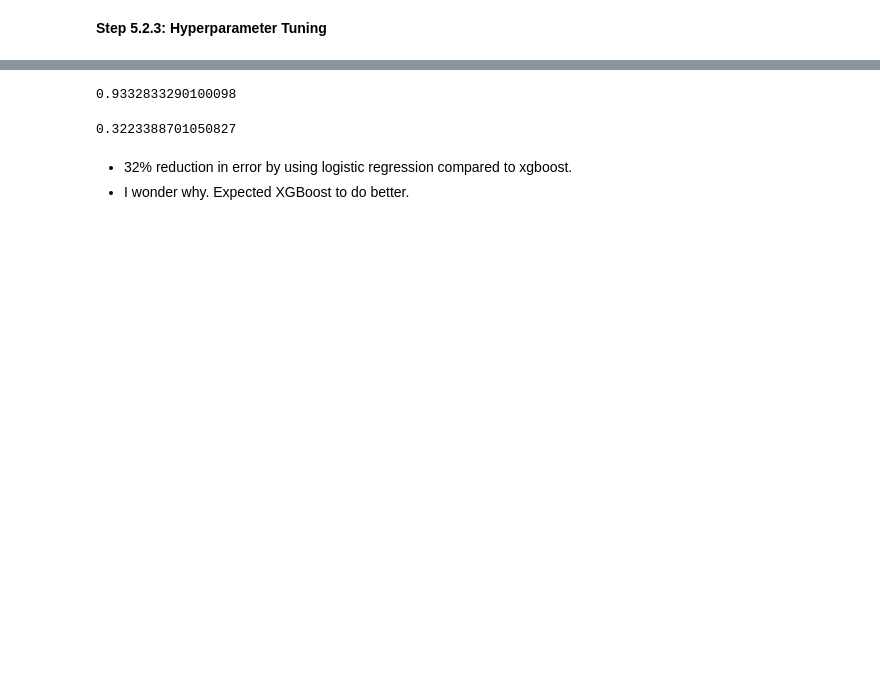
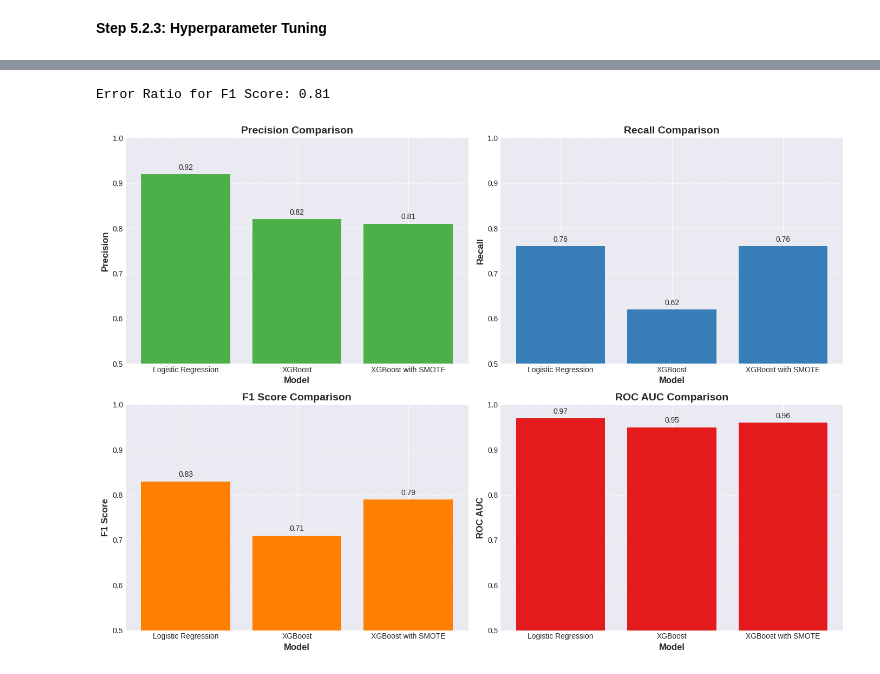
Before and after one commit to rameshs-data/GenAI_Text_Classification_Evaluation, a Jupyter notebook: train_models.ipynb, the cells around one changed output, grey strips where cells are left out. Drawn from its saved outputs; the diff is of its cells as text; code cells hidden in the pictures; blank space fills up the shorter version.

Commit message:
Additional model implementations

```diff
--- a/train_models.ipynb
+++ b/train_models.ipynb
@@ -972,13 +772,43 @@ XGBRegressor(base_score=None, booster=None, callbacks=None,
-# %%
-xgb_score = xgb_reg.score(test_embs, test["target"])
-xgb_score
-# %% [output]
-0.9332833290100098
-# %%
-error_ratio = (1-lr_score) / (1-xgb_score)
-error_ratio
-# %% [output]
-0.3223388701050827
-# %% [markdown]
-* 32% reduction in error by using logistic regression compared to xgboost.
-* I wonder why. Expected XGBoost to do better.
+# %%
+# Example results for logistic regression and XGBoost
+results = {
+    'Model': ['Logistic Regression', 'XGBoost', 'XGBoost with SMOTE'],
+    'Precision': [0.92, 0.82, 0.81],
+    'Recall': [0.76, 0.62, 0.76],
+    'F1 Score': [0.83, 0.71, 0.79],
+    'ROC AUC': [0.97, 0.95, 0.96]
+}
+
+# Convert to DataFrame
+df_results = pd.DataFrame(results)
+# %%
+# Calculate error ratio
+lr_score = results['F1 Score'][0]
+xgb_smote_score = results['F1 Score'][2]
+
+error_ratio = (1 - lr_score) / (1 - xgb_smote_score)
+
+print(f"Error Ratio for F1 Score: {error_ratio:.2f}")
+# %% [output]
+Error Ratio for F1 Score: 0.81
+# %%
+fig, axes = plt.subplots(2, 2, figsize=(14, 10))
+
+metrics = ['Precision', 'Recall', 'F1 Score', 'ROC AUC']
+colors = ['#4daf4a', '#377eb8', '#ff7f00', '#e41a1c']
+titles = ['Precision Comparison', 'Recall Comparison', 'F1 Score Comparison', 'ROC AUC Comparison']
+
+for ax, metric, color, title in zip(axes.flatten(), metrics, colors, titles):
+    ax.bar(df_results['Model'], df_results[metric], color=color)
+    ax.set_title(title, fontsize=14, fontweight='bold')
+    ax.set_ylim(0.5, 1)
+    ax.set_xlabel('Model', fontsize=12, fontweight='bold')
+    ax.set_ylabel(metric, fontsize=12, fontweight='bold')
+    for i in range(len(df_results)):
+        ax.text(i, df_results[metric][i] + 0.01, f'{df_results[metric][i]:.2f}', ha='center', fontsize=10)
+    ax.grid(axis='y', linestyle='--', alpha=0.7)
+
+plt.tight_layout()
+plt.show()
+# %% [output]
+[figure, added]
```
Also changed, not shown: parts of 86 cells of this notebook, 2 other files.
